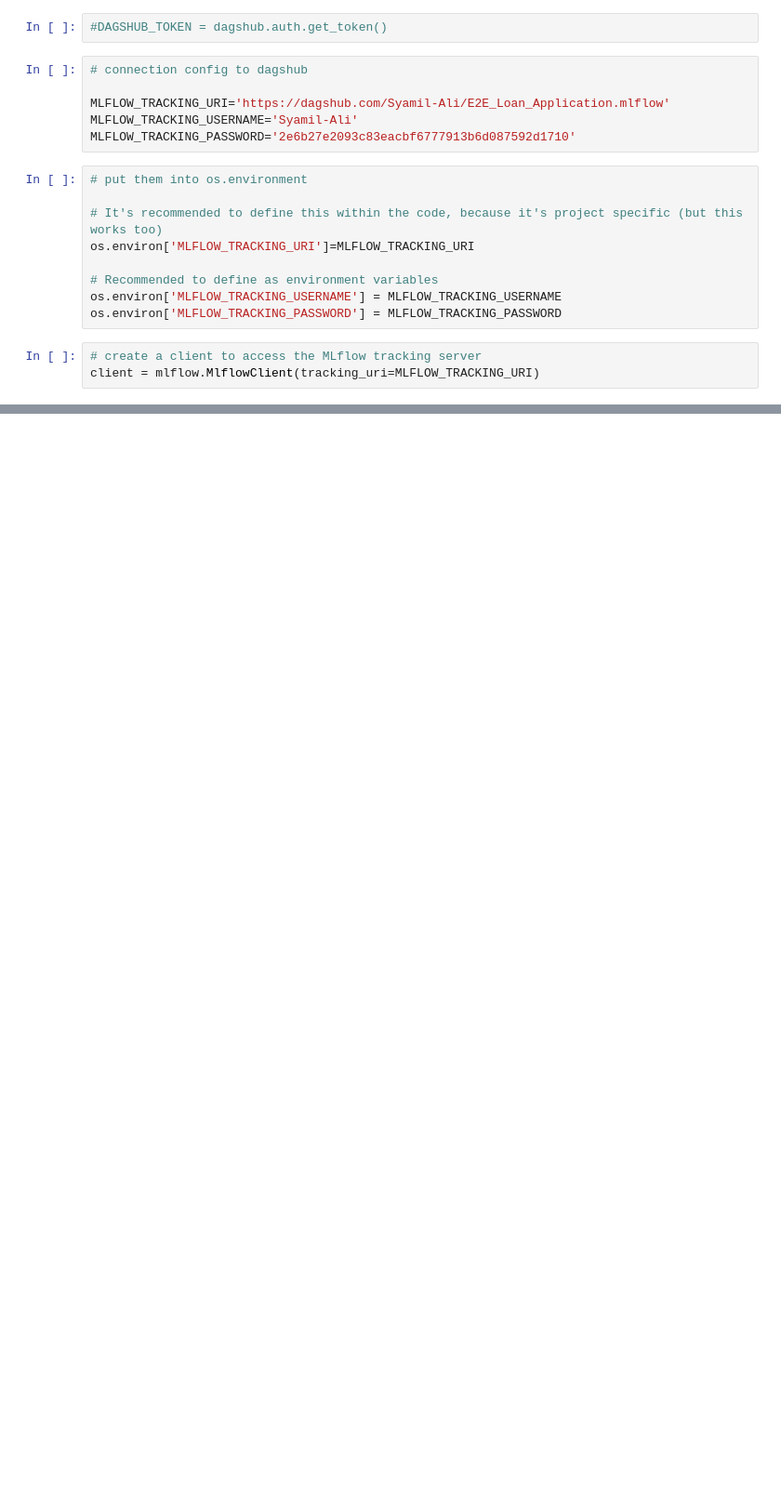
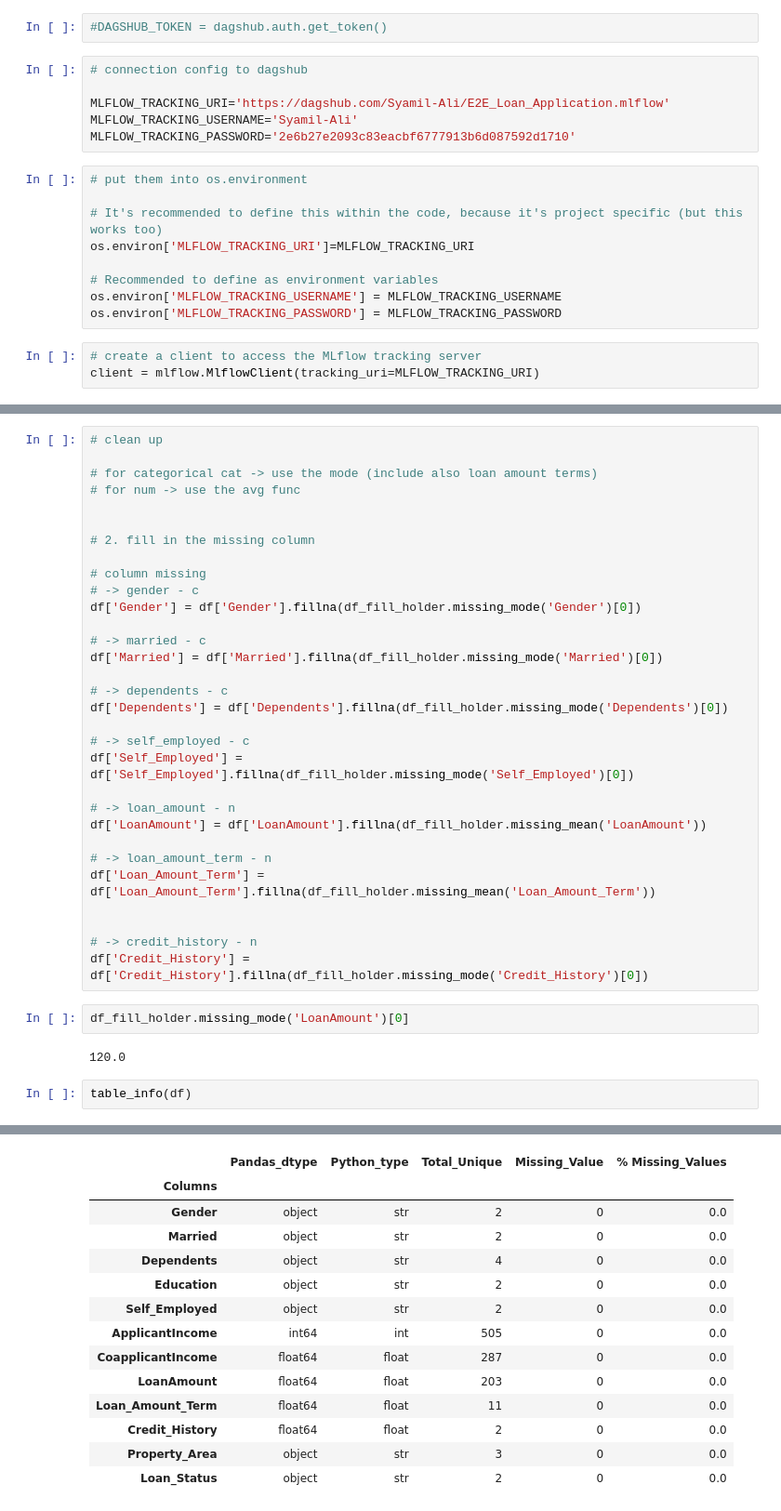
Before and after one commit to Syamil-Ali/E2E_Loan_Application, a Jupyter notebook: experiment/Experiment 1.ipynb, the cells around one changed output, grey strips where cells are left out. Shown at 93% size. Cells and saved outputs as stored; diff of their text form; blank space fills up the shorter version.

```diff
--- a/experiment/Experiment 1.ipynb
+++ b/experiment/Experiment 1.ipynb
@@ -37,0 +291,38 @@ file_path = ''
+# %%
+# clean up
+
+# for categorical cat -> use the mode (include also loan amount terms)
+# for num -> use the avg func
+
+
+# 2. fill in the missing column
+
+# column missing
+# -> gender - c
+df['Gender'] = df['Gender'].fillna(df_fill_holder.missing_mode('Gender')[0])
+
+# -> married - c
+df['Married'] = df['Married'].fillna(df_fill_holder.missing_mode('Married')[0])
+
+# -> dependents - c
+df['Dependents'] = df['Dependents'].fillna(df_fill_holder.missing_mode('Dependents')[0])
+
+# -> self_employed - c
+df['Self_Employed'] = df['Self_Employed'].fillna(df_fill_holder.missing_mode('Self_Employed')[0])
+
+# -> loan_amount - n
+df['LoanAmount'] = df['LoanAmount'].fillna(df_fill_holder.missing_mean('LoanAmount'))
+
+# -> loan_amount_term - n
+df['Loan_Amount_Term'] = df['Loan_Amount_Term'].fillna(df_fill_holder.missing_mean('Loan_Amount_Term'))
+
+
+# -> credit_history - n
+df['Credit_History'] = df['Credit_History'].fillna(df_fill_holder.missing_mode('Credit_History')[0])
+# %%
+df_fill_holder.missing_mode('LoanAmount')[0]
+# %% [output]
+120.0
+# %%
+table_info(df)
+# %% [output]
@@ -37,0 +337,14 @@ file_path = ''
+|  | Pandas_dtype | Python_type | Total_Unique | Missing_Value | % Missing_Values |
+| Columns |  |  |  |  |  |
+| Gender | object | str | 2 | 0 | 0.0 |
+| Married | object | str | 2 | 0 | 0.0 |
+| Dependents | object | str | 4 | 0 | 0.0 |
+| Education | object | str | 2 | 0 | 0.0 |
+| Self_Employed | object | str | 2 | 0 | 0.0 |
+| ApplicantIncome | int64 | int | 505 | 0 | 0.0 |
+| CoapplicantIncome | float64 | float | 287 | 0 | 0.0 |
+| LoanAmount | float64 | float | 203 | 0 | 0.0 |
+| Loan_Amount_Term | float64 | float | 11 | 0 | 0.0 |
+| Credit_History | float64 | float | 2 | 0 | 0.0 |
+| Property_Area | object | str | 3 | 0 | 0.0 |
+| Loan_Status | object | str | 2 | 0 | 0.0 |
```
Also changed, not shown: parts of 33 cells of this notebook.
